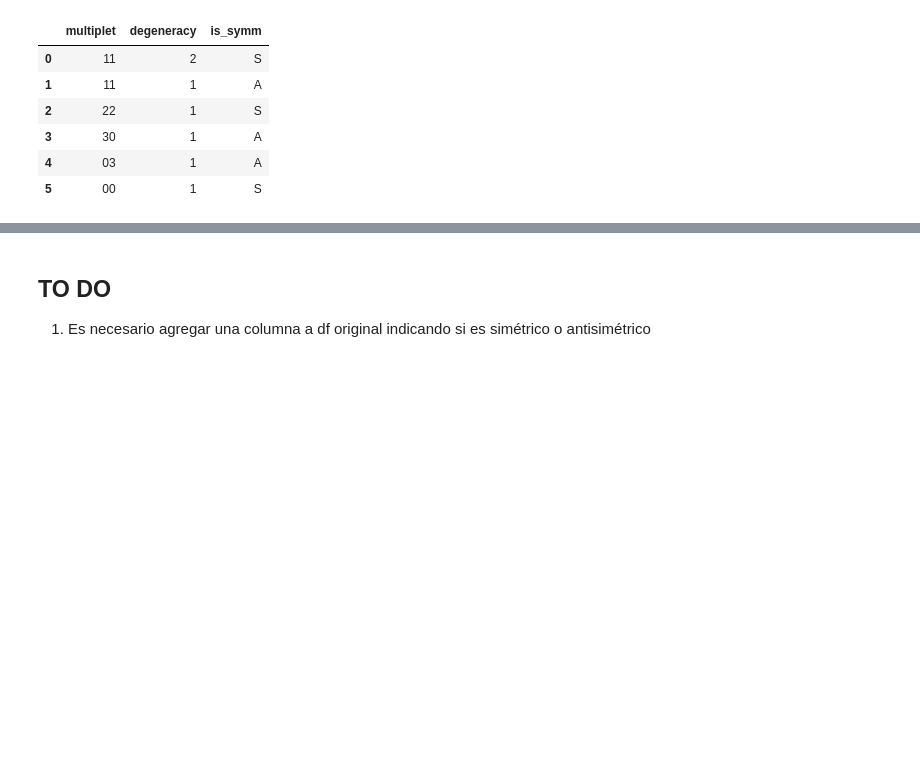
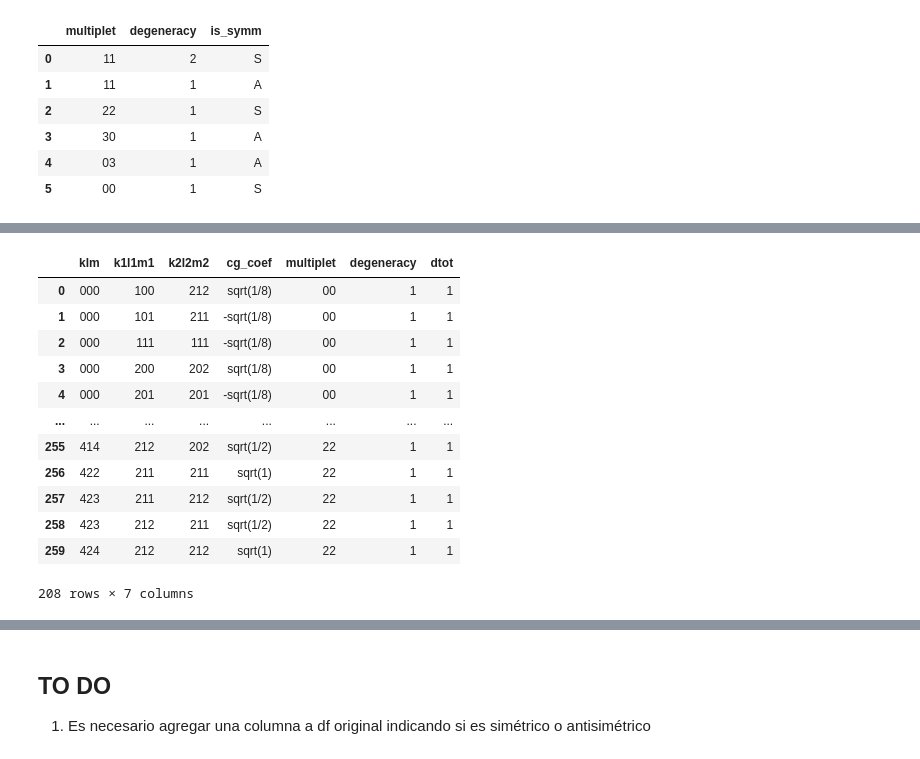
Before and after one commit to natanael87/Sum_Rules, a Jupyter notebook: Symmetric_case/8x8symmetryc.ipynb, the cells around one changed output, grey strips where cells are left out. Saved outputs shown, nothing was run; the diff lists cells and outputs as text; code cells hidden in the pictures; blank space fills up the shorter version.

```diff
--- a/Symmetric_case/8x8symmetryc.ipynb
+++ b/Symmetric_case/8x8symmetryc.ipynb
@@ -86,0 +275,17 @@ df_describe
+# %%
+# Filtrar las filas del df completo
+df[df['multiplet'].isin(['11', '22', '00'])]
+# %% [output]
+|  | klm | k1l1m1 | k2l2m2 | cg_coef | multiplet | degeneracy | dtot |
+| 0 | 000 | 100 | 212 | sqrt(1/8) | 00 | 1 | 1 |
+| 1 | 000 | 101 | 211 | -sqrt(1/8) | 00 | 1 | 1 |
+| 2 | 000 | 111 | 111 | -sqrt(1/8) | 00 | 1 | 1 |
+| 3 | 000 | 200 | 202 | sqrt(1/8) | 00 | 1 | 1 |
+| 4 | 000 | 201 | 201 | -sqrt(1/8) | 00 | 1 | 1 |
+| ... | ... | ... | ... | ... | ... | ... | ... |
+| 255 | 414 | 212 | 202 | sqrt(1/2) | 22 | 1 | 1 |
+| 256 | 422 | 211 | 211 | sqrt(1) | 22 | 1 | 1 |
+| 257 | 423 | 211 | 212 | sqrt(1/2) | 22 | 1 | 1 |
+| 258 | 423 | 212 | 211 | sqrt(1/2) | 22 | 1 | 1 |
+| 259 | 424 | 212 | 212 | sqrt(1) | 22 | 1 | 1 |
+208 rows × 7 columns
```
Also changed, not shown: parts of 16 cells of this notebook.
